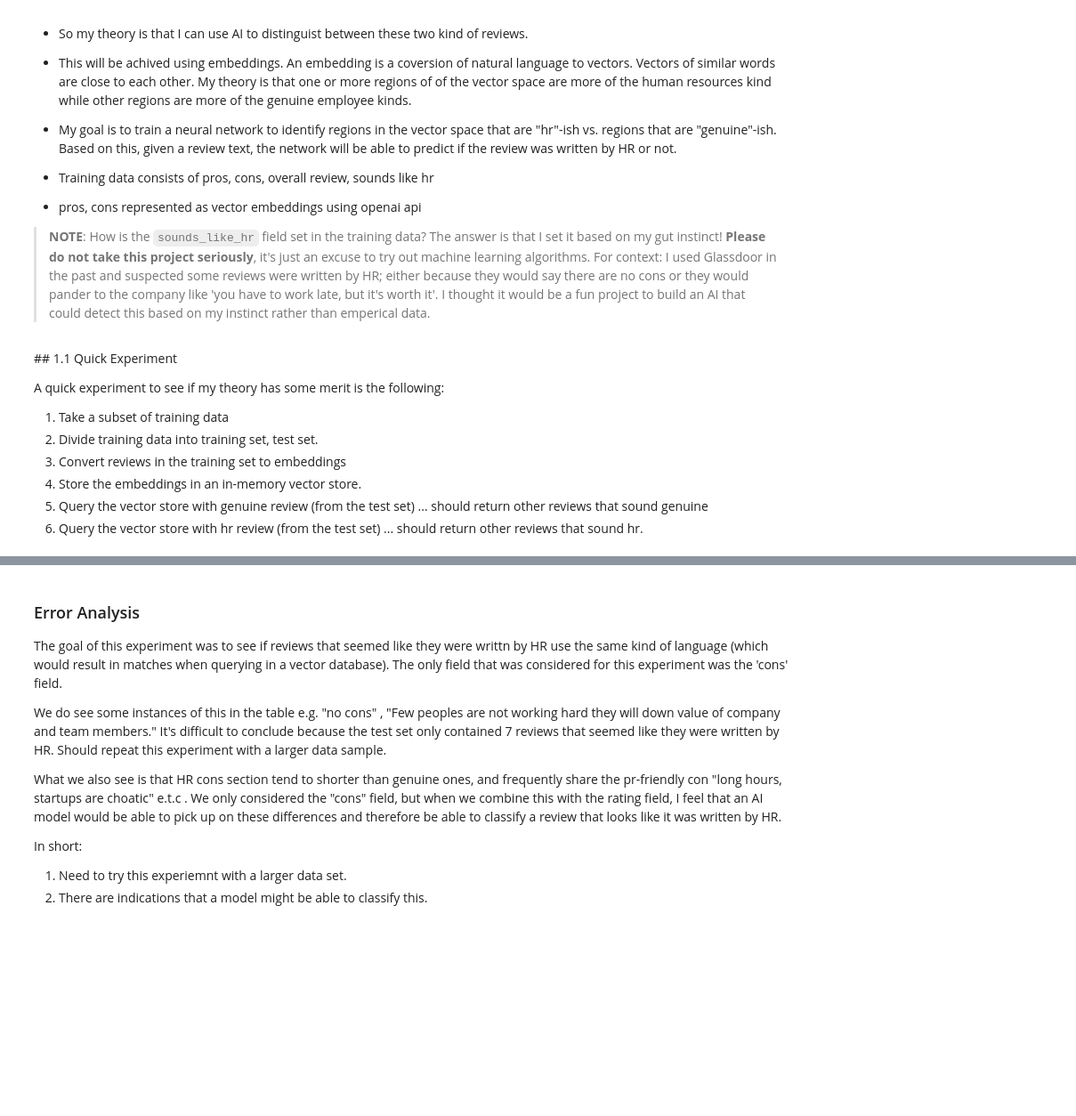
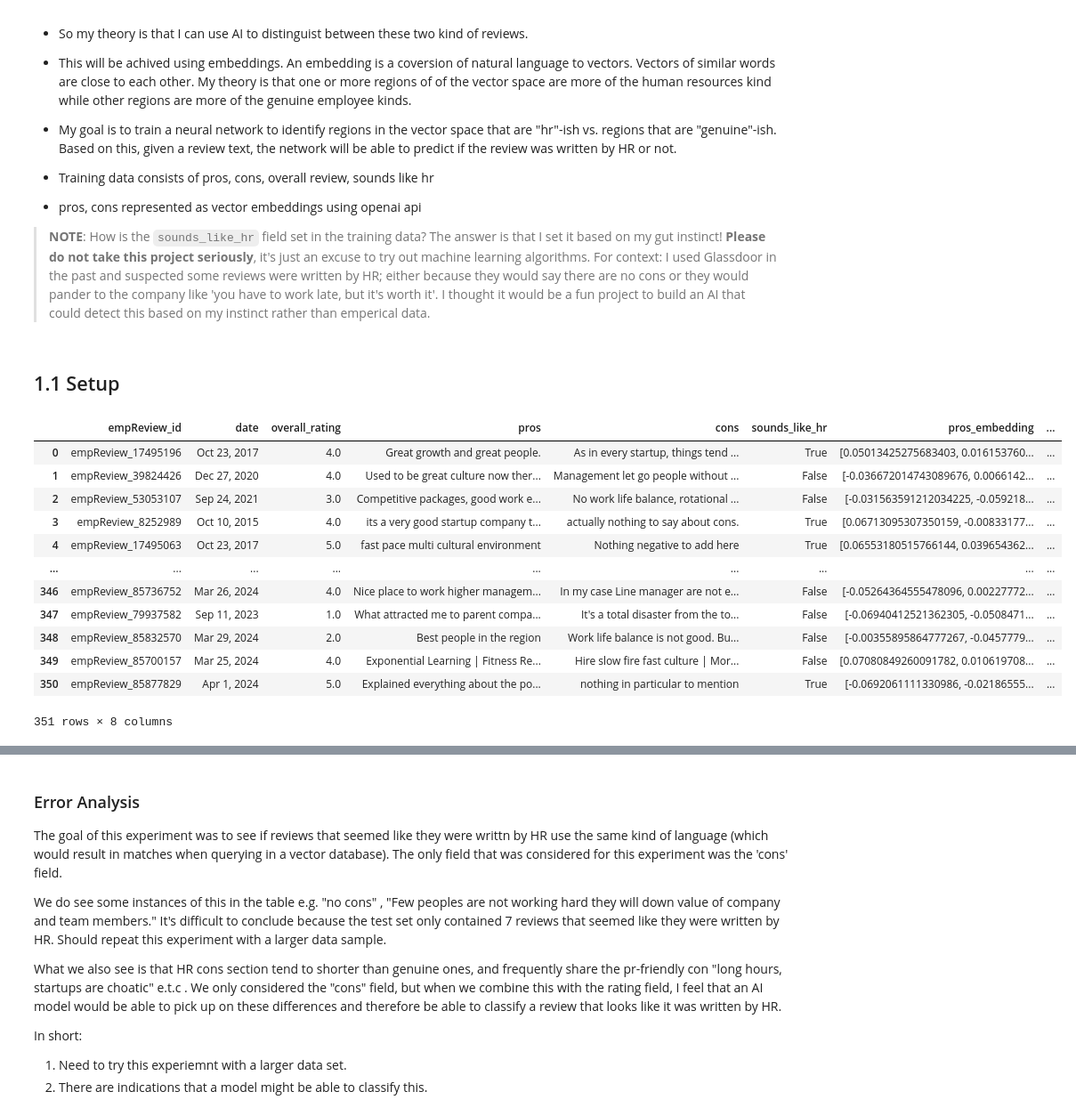
Before and after one commit to w-k-s/Glassdoor-HR-Review-Detector, a Jupyter notebook: Glassdoor HR Review Detector.ipynb, the cells around one changed output, grey strips where cells are left out. Shown at 89% size. Saved outputs shown, nothing was run; the diff lists cells and outputs as text; code cells hidden in the pictures; blank space fills up the shorter version.

```diff
--- a/Glassdoor HR Review Detector.ipynb
+++ b/Glassdoor HR Review Detector.ipynb
@@ -13,16 +13,8 @@
 - pros, cons represented as vector embeddings using openai api
 
 > **NOTE**: How is the `sounds_like_hr` field set in the training data? The answer is that I set it based on my gut instinct! **Please do not take this project seriously**, it's just an excuse to try out machine learning algorithms. For context: I used Glassdoor in the past and suspected some reviews were written by HR; either because they would say there are no cons or they would pander to the company like 'you have to work late, but it's worth it'. I thought it would be a fun project to build an AI that could detect this based on my instinct rather than emperical data.
-# %% [markdown]
-## 1.1 Quick Experiment
-
-A quick experiment to see if my theory has some merit is the following:
-1. Take a subset of training data
-1. Divide training data into training set, test set.
-1. Convert  reviews in the training set to embeddings
-1. Store the embeddings in an in-memory vector store.
-1. Query the vector store with genuine review (from the test set) ... should return other reviews that sound genuine
-1. Query the vector store with hr review (from the test set) ... should return other reviews that sound hr.
+# %% [markdown]
+## 1.1 Setup
 # %%
 import csv
 import tempfile
@@ -36,3 +29,50 @@ import pandas as pd
 from openai import OpenAI
 
 openaiClient = OpenAI()
+# %%
+# 1. load csv as array of objects
+training_data = load_csv_as_dictionary(csv_filename='training-data/glassdoor-reviews-main.csv')
+# %%
+import concurrent.futures
+import os
+
+def file_exists_and_not_empty(file_path):
+    return os.path.isfile(file_path) and os.path.getsize(file_path) > 0
+
+def get_embedding(text, model="text-embedding-3-small"):
+    text = text.replace("\n", "")
+    return openaiClient.embeddings.create(input=[text], model=model, dimensions=256).data[0].embedding
+
+def add_embeddings_to_data(data={}):
+    def process_item(item):
+        item['sounds_like_hr'] = int(item['sounds_like_hr']) == 1
+        item['pros_embedding'] = get_embedding(item['pros'])
+        item['cons_embedding'] = get_embedding(item['cons'])
+        return item
+
+    with concurrent.futures.ThreadPoolExecutor() as executor:
+        results = list(executor.map(process_item, data))
+
+    return pd.DataFrame(results)
+
+EMBEDDINGS_CSV = "./embeddings/full_training_data.csv"
+if file_exists_and_not_empty(EMBEDDINGS_CSV):
+    training_df = pd.read_csv(EMBEDDINGS_CSV)
+else:
+    training_df = add_embeddings_to_data(data=training_data)
+    training_df.to_csv(EMBEDDINGS_CSV)
+display(training_df)
+# %% [output]
+|  | empReview_id | date | overall_rating | pros | cons | sounds_like_hr | pros_embedding | ... |
+| 0 | empReview_17495196 | Oct 23, 2017 | 4.0 | Great growth and great people. | As in every startup, things tend ... | True | [0.05013425275683403, 0.016153760... | ... |
+| 1 | empReview_39824426 | Dec 27, 2020 | 4.0 | Used to be great culture now ther... | Management let go people without ... | False | [-0.036672014743089676, 0.0066142... | ... |
+| 2 | empReview_53053107 | Sep 24, 2021 | 3.0 | Competitive packages, good work e... | No work life balance, rotational ... | False | [-0.031563591212034225, -0.059218... | ... |
+| 3 | empReview_8252989 | Oct 10, 2015 | 4.0 | its a very good startup company t... | actually nothing to say about cons. | True | [0.06713095307350159, -0.00833177... | ... |
+| 4 | empReview_17495063 | Oct 23, 2017 | 5.0 | fast pace multi cultural environment | Nothing negative to add here | True | [0.06553180515766144, 0.039654362... | ... |
+| ... | ... | ... | ... | ... | ... | ... | ... | ... |
+| 346 | empReview_85736752 | Mar 26, 2024 | 4.0 | Nice place to work higher managem... | In my case Line manager are not e... | False | [-0.05264364555478096, 0.00227772... | ... |
+| 347 | empReview_79937582 | Sep 11, 2023 | 1.0 | What attracted me to parent compa... | It's a total disaster from the to... | False | [-0.06940412521362305, -0.0508471... | ... |
+| 348 | empReview_85832570 | Mar 29, 2024 | 2.0 | Best people in the region | Work life balance is not good. Bu... | False | [-0.00355895864777267, -0.0457779... | ... |
+| 349 | empReview_85700157 | Mar 25, 2024 | 4.0 | Exponential Learning | Fitness Re... | Hire slow fire fast culture | Mor... | False | [0.07080849260091782, 0.010619708... | ... |
+| 350 | empReview_85877829 | Apr 1, 2024 | 5.0 | Explained everything about the po... | nothing in particular to mention | True | [-0.0692061111330986, -0.02186555... | ... |
+351 rows × 8 columns
```
Also changed, not shown: parts of 16 cells of this notebook, 9 other files.
